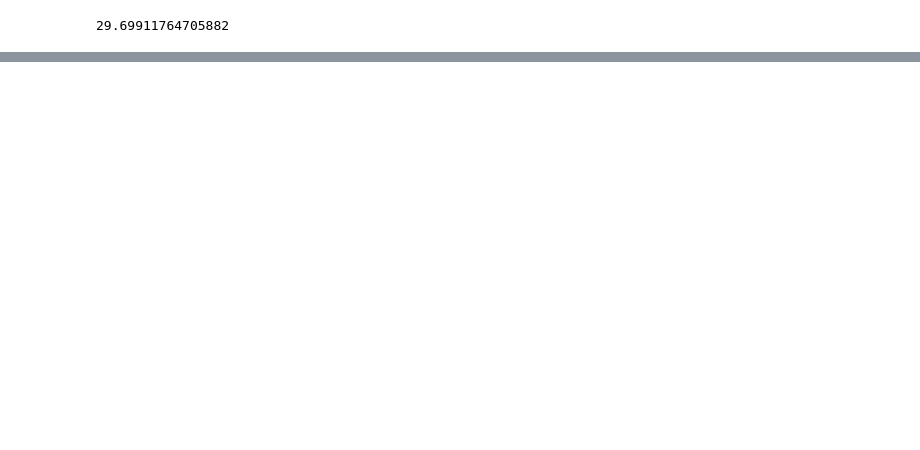
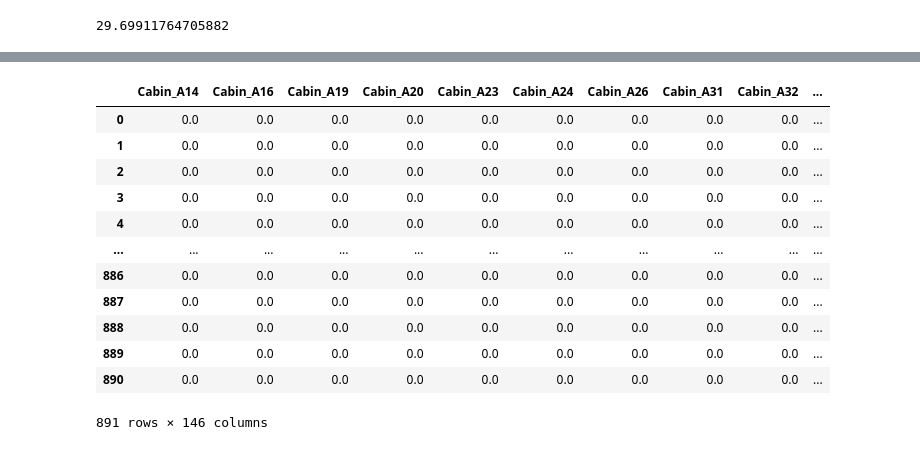
Before and after one commit to saurabh2527/pythonfromstarting, a Jupyter notebook: Machine_Learning/Data_Cleaning.ipynb, the cells around one changed output, grey strips where cells are left out. Saved outputs shown, nothing was run; the diff lists cells and outputs as text; code cells hidden in the pictures; blank space fills up the shorter version.

```diff
--- a/Machine_Learning/Data_Cleaning.ipynb
+++ b/Machine_Learning/Data_Cleaning.ipynb
@@ -380,0 +354,3 @@ new_dataset['Age'].mean()
+# %%
+dataset = pd.read_csv(r'/Users/saurabhkannaujia/Desktop/Titanic-Dataset.csv')
+dataset.head(5)
@@ -380,0 +380,5 @@ new_dataset['Age'].mean()
+# %%
+dataset['Cabin'].fillna(dataset['Cabin'].mode()[0], inplace=True)
+# %%
+en_dataset = dataset[['Cabin']]
+en_dataset
@@ -380,0 +411,8 @@ new_dataset['Age'].mean()
+# %%
+# One Hot Encoding is a method in scikit_learn library that converts categorical variables into a format that can be provided to machine learning algorithm to improve predictions.
+
+from sklearn.preprocessing import OneHotEncoder
+
+ohe= OneHotEncoder(drop='first')
+arr=ohe.fit_transform(en_dataset).toarray()
+arr
@@ -380,0 +427,17 @@ new_dataset['Age'].mean()
+# %%
+# Use the feature names generated by OneHotEncoder for correct column names
+pd.DataFrame(ohe.transform(en_dataset).toarray(), columns=ohe.get_feature_names_out(['Cabin']))
+# %% [output]
+|  | Cabin_A14 | Cabin_A16 | Cabin_A19 | Cabin_A20 | Cabin_A23 | Cabin_A24 | Cabin_A26 | Cabin_A31 | Cabin_A32 | ... |
+| 0 | 0.0 | 0.0 | 0.0 | 0.0 | 0.0 | 0.0 | 0.0 | 0.0 | 0.0 | ... |
+| 1 | 0.0 | 0.0 | 0.0 | 0.0 | 0.0 | 0.0 | 0.0 | 0.0 | 0.0 | ... |
+| 2 | 0.0 | 0.0 | 0.0 | 0.0 | 0.0 | 0.0 | 0.0 | 0.0 | 0.0 | ... |
+| 3 | 0.0 | 0.0 | 0.0 | 0.0 | 0.0 | 0.0 | 0.0 | 0.0 | 0.0 | ... |
+| 4 | 0.0 | 0.0 | 0.0 | 0.0 | 0.0 | 0.0 | 0.0 | 0.0 | 0.0 | ... |
+| ... | ... | ... | ... | ... | ... | ... | ... | ... | ... | ... |
+| 886 | 0.0 | 0.0 | 0.0 | 0.0 | 0.0 | 0.0 | 0.0 | 0.0 | 0.0 | ... |
+| 887 | 0.0 | 0.0 | 0.0 | 0.0 | 0.0 | 0.0 | 0.0 | 0.0 | 0.0 | ... |
+| 888 | 0.0 | 0.0 | 0.0 | 0.0 | 0.0 | 0.0 | 0.0 | 0.0 | 0.0 | ... |
+| 889 | 0.0 | 0.0 | 0.0 | 0.0 | 0.0 | 0.0 | 0.0 | 0.0 | 0.0 | ... |
+| 890 | 0.0 | 0.0 | 0.0 | 0.0 | 0.0 | 0.0 | 0.0 | 0.0 | 0.0 | ... |
+891 rows × 146 columns
```
Also changed, not shown: parts of 10 cells of this notebook.
